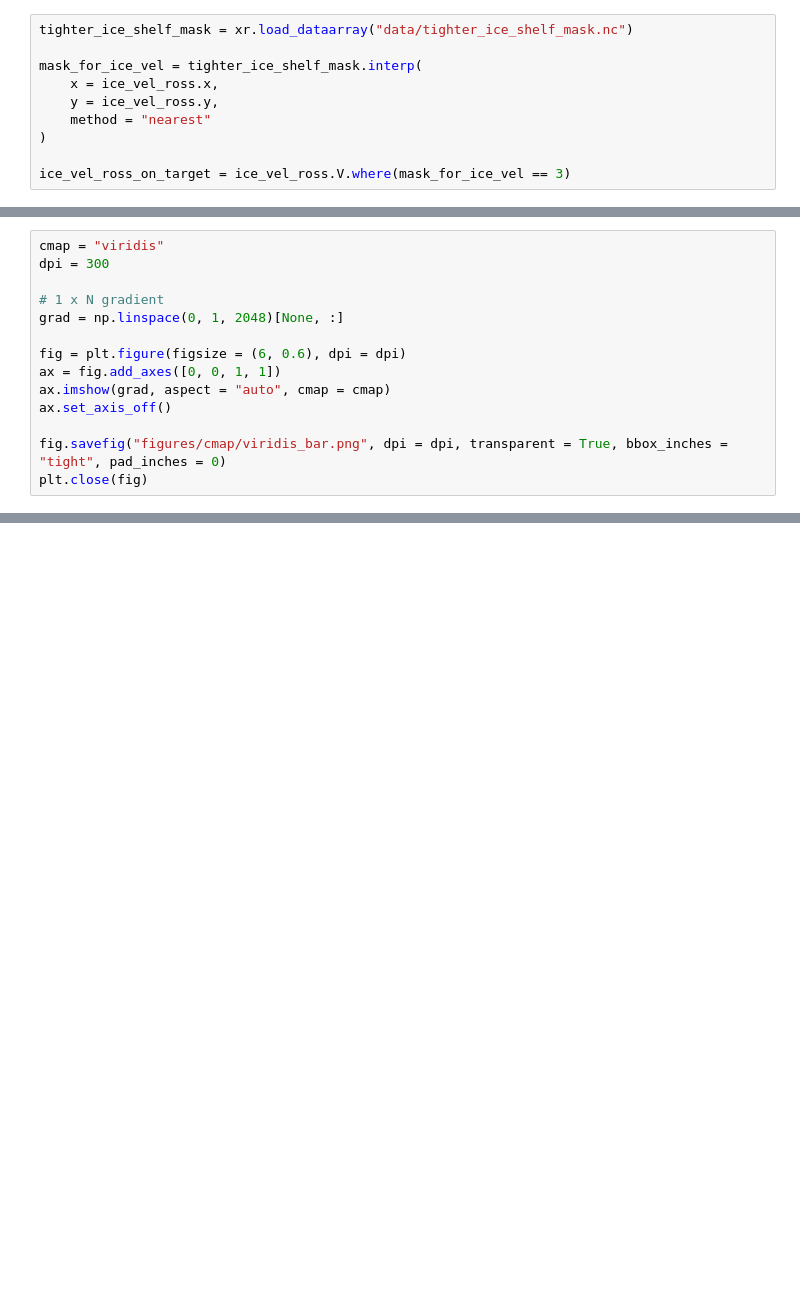
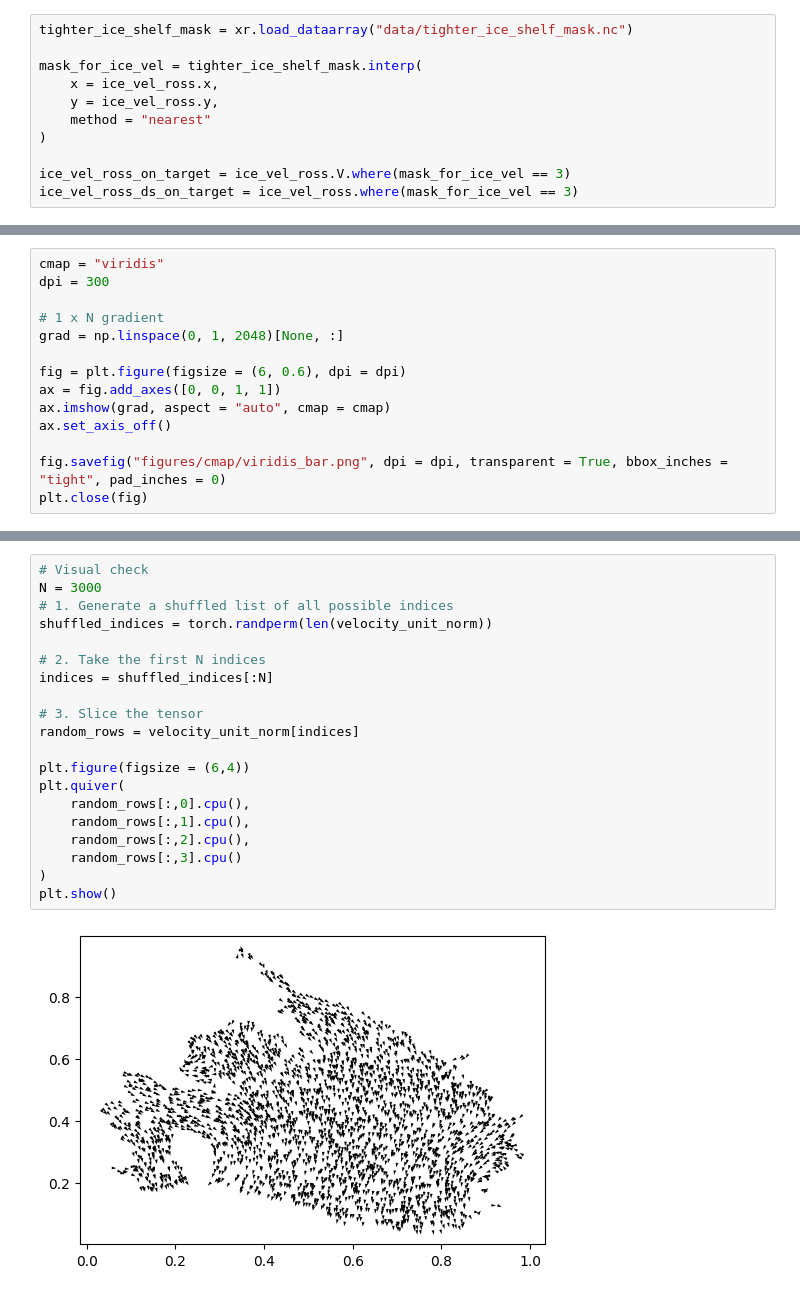
Before and after one commit to kimbente/FluxNet, a Jupyter notebook: preprocess_ice_velocity.ipynb, the cells around one changed output, grey strips where cells are left out. Cells and saved outputs as stored; diff of their text form; blank space fills up the shorter version.

```diff
--- a/preprocess_ice_velocity.ipynb
+++ b/preprocess_ice_velocity.ipynb
@@ -57,6 +62,7 @@ mask_for_ice_vel = tighter_ice_shelf_mask.interp(
 )
 
 ice_vel_ross_on_target = ice_vel_ross.V.where(mask_for_ice_vel == 3)
+ice_vel_ross_ds_on_target = ice_vel_ross.where(mask_for_ice_vel == 3)
 # %% [markdown]
 # Load MODIS background
 # %%
@@ -169,0 +165,22 @@ tensor([[ 7.5000e-04,  9.9975e-01,  1.0000e+00,  1.5316e-03],
+# %%
+# Visual check
+N = 3000
+# 1. Generate a shuffled list of all possible indices
+shuffled_indices = torch.randperm(len(velocity_unit_norm))
+
+# 2. Take the first N indices
+indices = shuffled_indices[:N]
+
+# 3. Slice the tensor
+random_rows = velocity_unit_norm[indices]
+
+plt.figure(figsize = (6,4))
+plt.quiver(
+    random_rows[:,0].cpu(),
+    random_rows[:,1].cpu(),
+    random_rows[:,2].cpu(),
+    random_rows[:,3].cpu()
+)
+plt.show()
+# %% [output]
+[figure, added]
```
Also changed, not shown: parts of 10 cells of this notebook, 10 other files.
